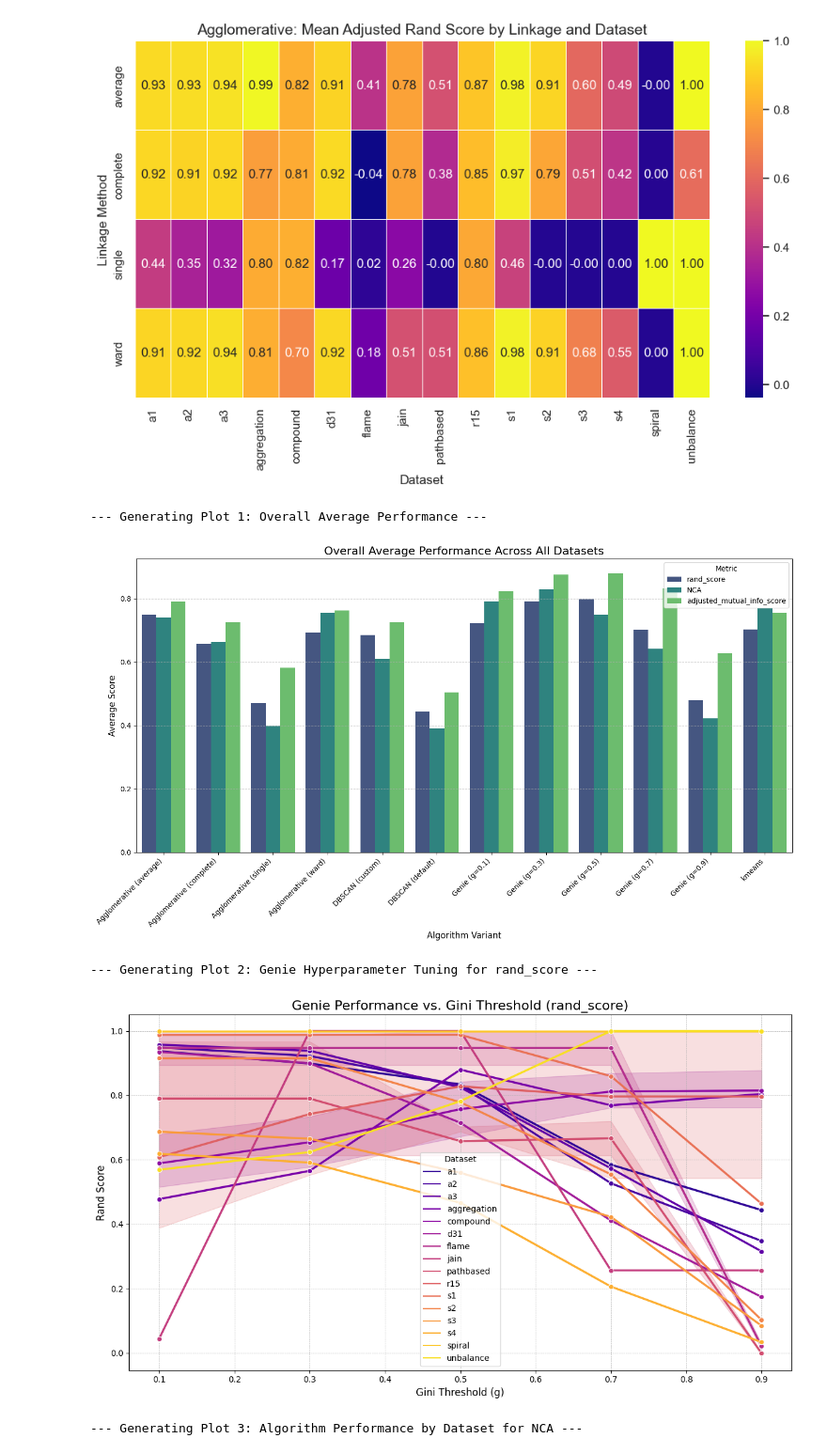
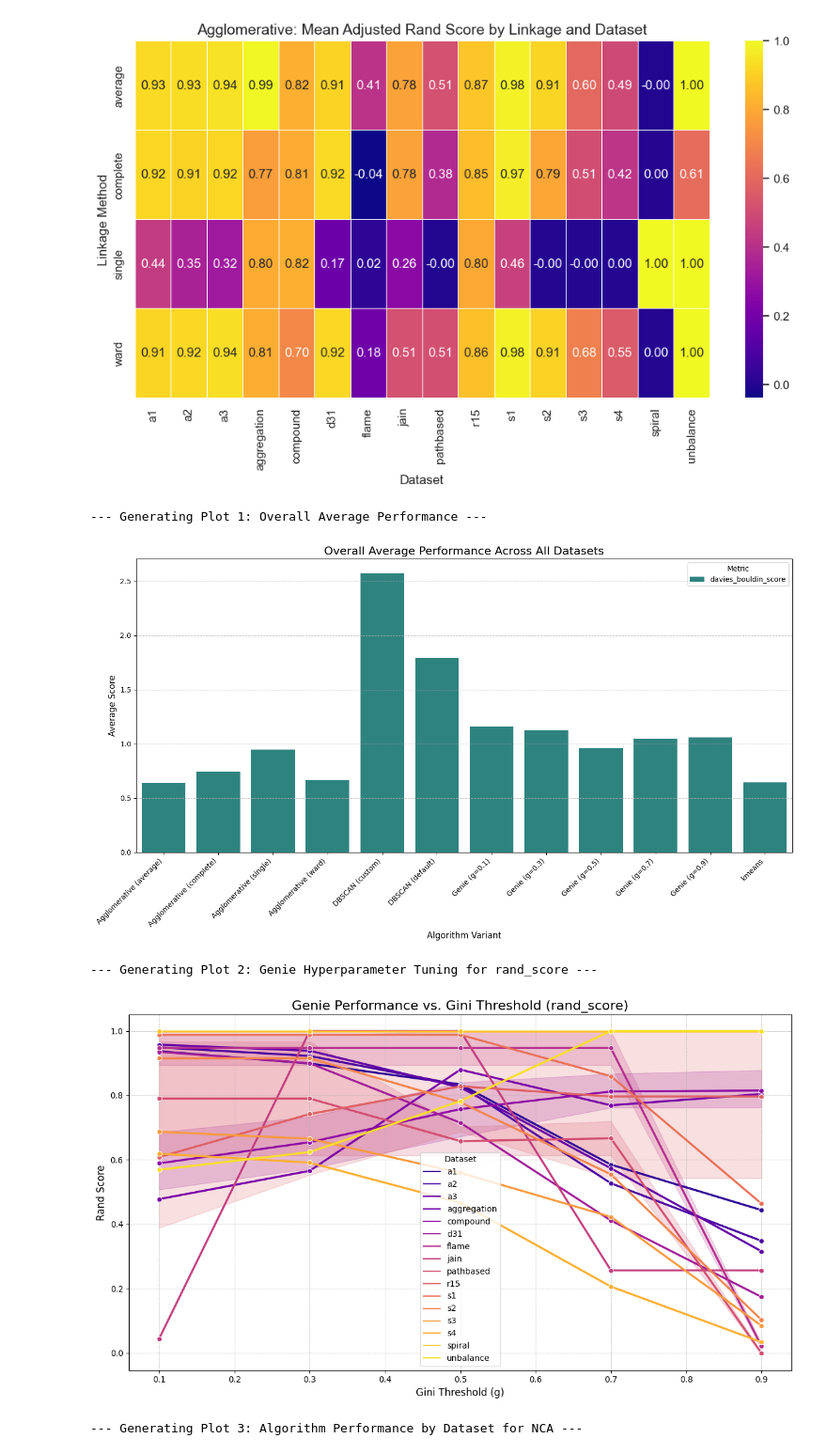
Before and after one commit to nizwant/dev_project, a Jupyter notebook: materials/05_visualize_the_results.ipynb, the cells around one changed output. Shown at 94% size. Drawn from its saved outputs; the diff is of its cells as text; code cells hidden in the pictures.

Commit message:
feat: create new plots for clustering

```diff
--- a/materials/05_visualize_the_results.ipynb
+++ b/materials/05_visualize_the_results.ipynb
@@ -196,7 +196,10 @@ def create_algorithm_label(row):
 df["algorithm_label"] = df.apply(create_algorithm_label, axis=1)
 
 # Define a list of key external metrics to plot
-METRICS_TO_PLOT = ["rand_score", "NCA", "adjusted_mutual_info_score"]
+METRICS_TO_PLOT = [
+    # "calinski_harabasz_score",
+    "davies_bouldin_score",
+]
 
 
 # --- 3. Generate Visualizations ---
@@ -277,34 +280,34 @@ def plot_performance_by_dataset(dataf, metric="NCA"):
     ]
     df_plot = dataf[dataf["algorithm_label"].isin(top_variants)].copy()
 
     plt.figure(figsize=(14, 8))
     sns.barplot(
         data=df_plot, x="dataset", y=metric, hue="algorithm_label", palette="cubehelix"
     )
 
     plt.title(f"Comparison of Top Algorithms by Dataset ({metric})", fontsize=16)
     plt.xlabel("Dataset", fontsize=12)
     plt.ylabel(f'{metric.replace("_", " ").title()}', fontsize=12)
     plt.ylim(0, 1.05)  # Scores are typically between 0 and 1
     plt.grid(axis="y", linestyle="--", alpha=0.7)
     plt.legend(title="Algorithm")
     plt.tight_layout()
     plt.show()
 
 
 # --- 4. Run Visualization Functions ---
 if __name__ == "__main__":
     # Plot 1: The big picture
     plot_overall_performance(df, METRICS_TO_PLOT)
 
     # Plot 2: A deep dive into Genie's parameters
     plot_genie_hyperparameter_tuning(df, metric="rand_score")
 
     # Plot 3: A practical comparison on each dataset
     plot_performance_by_dataset(df, metric="NCA")
 # %% [output]
 --- Generating Plot 1: Overall Average Performance ---
-[figure, old version]
+[figure, new version]
 --- Generating Plot 2: Genie Hyperparameter Tuning for rand_score ---
 [figure]
 --- Generating Plot 3: Algorithm Performance by Dataset for NCA ---
```
